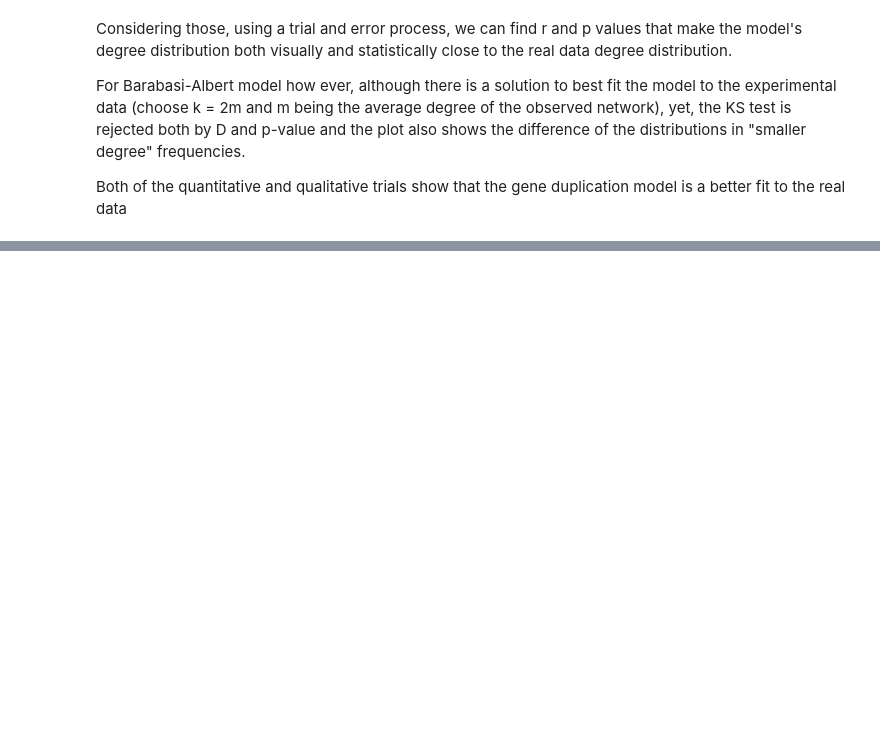
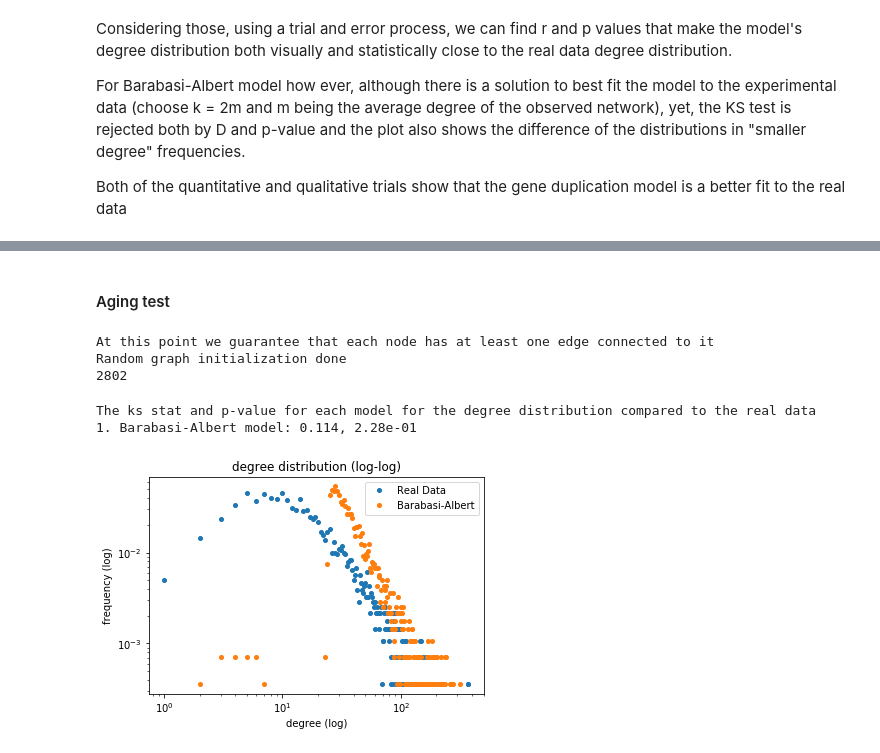
Before and after one commit to fataltes/quickNBs, a Jupyter notebook: courses2019/hw2.ipynb, the cells around one changed output, grey strips where cells are left out. Drawn from its saved outputs; the diff is of its cells as text; code cells hidden in the pictures; blank space fills up the shorter version.

```diff
--- a/courses2019/hw2.ipynb
+++ b/courses2019/hw2.ipynb
@@ -229,0 +244,49 @@ Both of the quantitative and qualitative trials show that the gene duplication m
+# %% [markdown]
+#### Aging test
+# %%
+# List of existing nodes, with nodes repeated once for each adjacent edge
+# Start adding the other n-m nodes. The first node is m.
+n = len(adj)
+m0 = 24
+k = 48
+m = 24
+v = 0.2
+ba_adj, repeated_nodes = initialize(m0, k, m)
+newNode=m0
+for i in range(m, n):
+    degs=np.sum(ba_adj, axis=0)
+    for j in range(i):
+        degs[j] = degs[j]*((i - j)**(-v))
+    p_attach=degs/np.sum(degs)
+    ixs=np.random.choice(np.arange(i), p=p_attach[:i], size=m)
+    for j in ixs:
+        ba_adj[i][j] =1
+        ba_adj[j][i] =1
+    print(i, end="\r")
+
+ba_adj_df = convert2AdjDF(ba_adj)
+# %% [output]
+At this point we guarantee that each node has at least one edge connected to it
+Random graph initialization done
+2802
+# %%
+ax = plt.gca()
+
+expDegreeDist = getDegDist(adj)
+ax.loglog(expDegreeDist.index+1, expDegreeDist.values,marker = 'o', linewidth = 0, markersize = 4, label="Real Data")
+
+baDegreeDist = getDegDist(ba_adj_df)
+ax.loglog(baDegreeDist.index+1, baDegreeDist.values,marker = 'o', linewidth = 0, markersize = 4, label="Barabasi-Albert")
+
+ax.legend()
+plt.xlabel("degree (log)")
+plt.ylabel("frequency (log)")
+plt.title("degree distribution (log-log)")
+ba_d, ba_pval = ks_2samp(expDegreeDist, baDegreeDist)
+print('The ks stat and p-value for each model for the degree distribution compared to the real data')
+print('1. Barabasi-Albert model: {0:1.3g}, {1:1.2e}'.
+     format(round(ba_d, 3), ba_pval))
+# %% [output]
+The ks stat and p-value for each model for the degree distribution compared to the real data
+1. Barabasi-Albert model: 0.114, 2.28e-01
+[figure, added]
```
Also changed, not shown: parts of 8 cells of this notebook.
